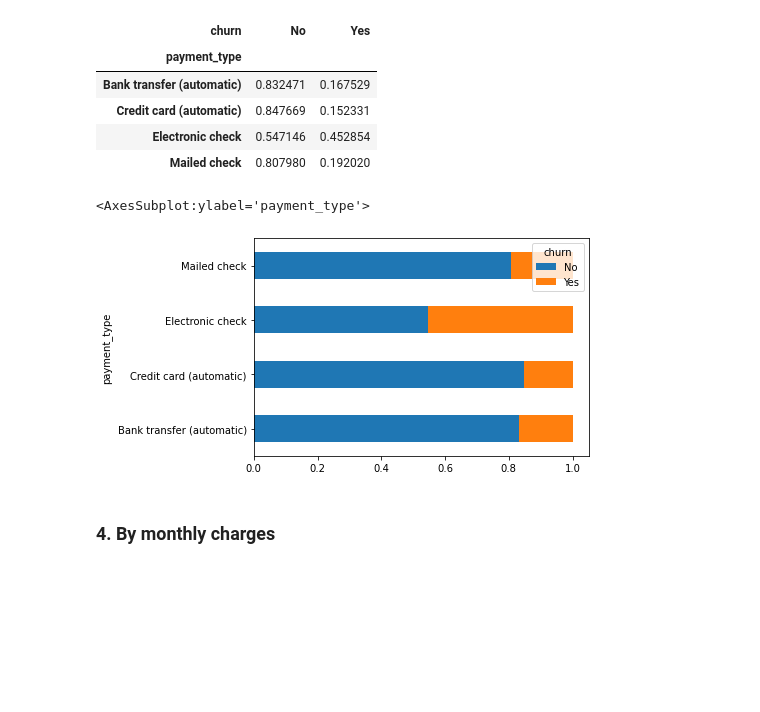
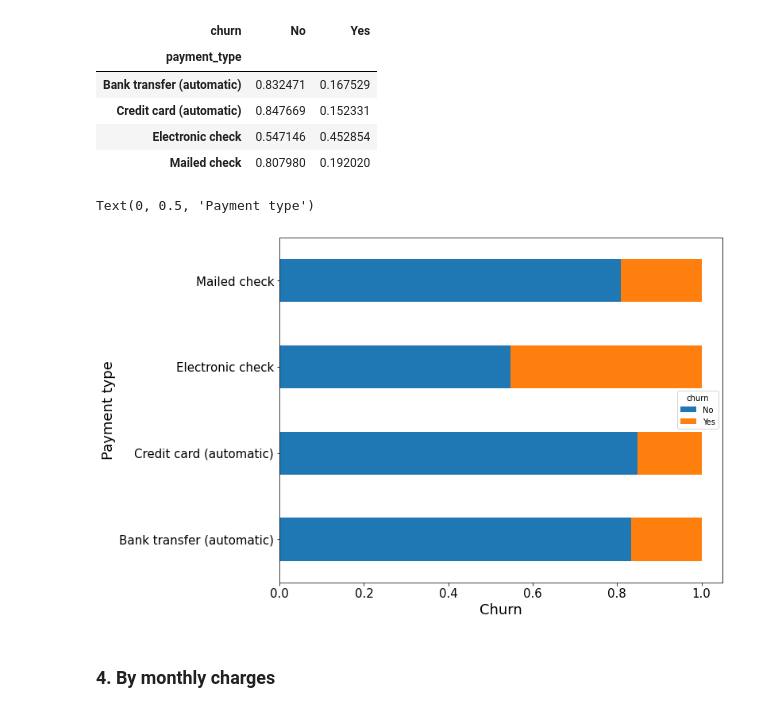
Before and after one commit to Chenchen070/story_telling, a Jupyter notebook: Storytelling analysis.ipynb, the cells around one changed output. Saved outputs shown, nothing was run; the diff lists cells and outputs as text; code cells hidden in the pictures; blank space fills up the shorter version.

```diff
--- a/Storytelling analysis.ipynb
+++ b/Storytelling analysis.ipynb
@@ -99,3 +103,6 @@ df.head()
 | 3 | 0011-IGKFF | Male | 1 | Yes | No | one_line | Fiber_optic | ... |
 | 4 | 0013-EXCHZ | Female | 1 | Yes | No | one_line | Fiber_optic | ... |
 5 rows × 26 columns
+# %%
+df['service_type'] = df.service_type.replace('intertnet+phone', 'internet+phone')
+df.head()
@@ -166,11 +204,13 @@ ctab_payment_type
 | Electronic check | 0.547146 | 0.452854 |
 | Mailed check | 0.807980 | 0.192020 |
 # %%
-ctab_payment_type.plot.barh(stacked = True)
+ctab_payment_type.plot.barh(stacked = True, figsize = (10, 8), fontsize = 15)
+plt.xlabel('Churn', fontsize = 18)
+plt.ylabel('Payment type', fontsize = 18)
 # Yes. It's very obvious that electric check has more churn
 # %% [output]
-<AxesSubplot:ylabel='payment_type'>
+Text(0, 0.5, 'Payment type')
-[figure, old version]
+[figure, new version]
 # %% [markdown]
 ### 4. By monthly charges
 # %%
```
Also changed, not shown: parts of 37 cells of this notebook.
